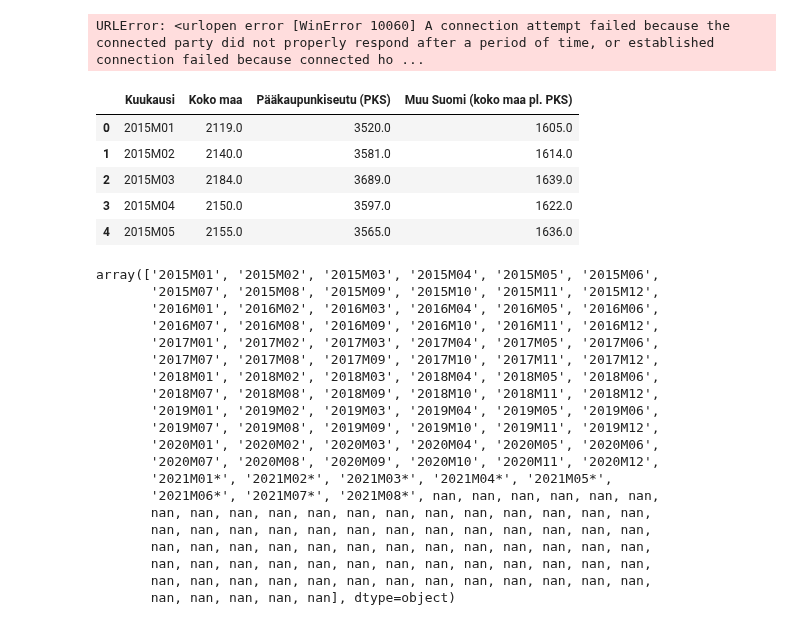
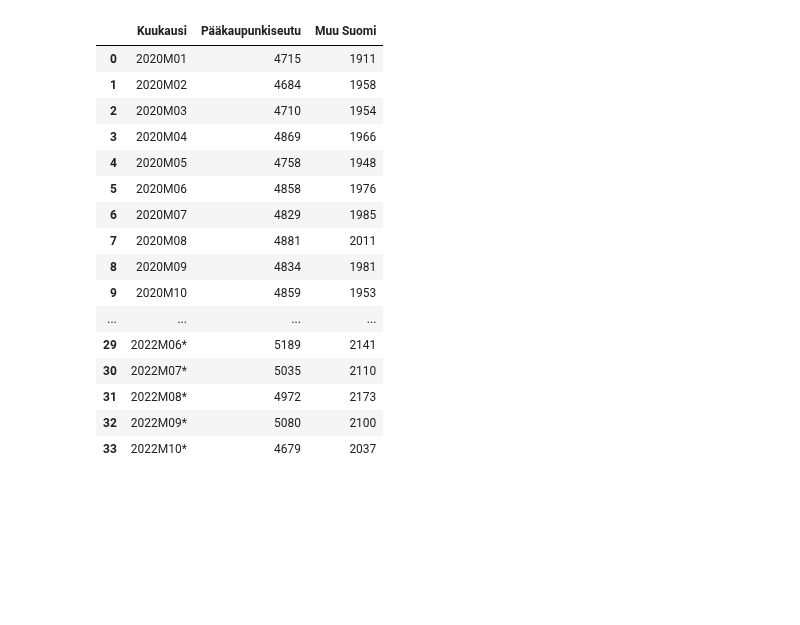
Before and after one commit to taanila/aikasarjat, a Jupyter notebook: asunnot.ipynb, the cells around one changed output. Cells and saved outputs as stored; diff of their text form; code cells hidden in the pictures; blank space fills up the shorter version.

Commit message:
Automaattisesti päivittyvä linkki tilastokeskuksen tietokantaan

```diff
--- a/asunnot.ipynb
+++ b/asunnot.ipynb
@@ -19,46 +20,29 @@ plt.style.use('seaborn-whitegrid')
-# %%
-df = pd.read_excel('http://pxnet2.stat.fi/PXWeb/sq/6ef1c06a-ab7a-4d2f-acee-c4216b99ff1f', skiprows = 3, usecols = [1, 2, 3, 4])
-df
-# %% [output]
-URLError: <urlopen error [WinError 10060] A connection attempt failed because the connected party did not properly respond after a period of time, or established connection failed because connected ho ...
-# %%
-# Käytän Tallenna poiminta -toiminnolla tallentamaani linkkiä
-# En ota mukaan kolmea ensimmäistä riviä ja sarakkeista vain [1, 2, 3, 4]
-df = pd.read_excel('http://pxnet2.stat.fi/PXWeb/sq/6ef1c06a-ab7a-4d2f-acee-c4216b99ff1f',
-                   skiprows = 3, usecols = [1, 2, 3, 4])
-
-# Nimeän huonosti nimetyn sarakkeen uudelleen
-df = df.rename(columns = {'Unnamed: 1' : 'Kuukausi'})
-df.head()
-# %% [output]
-|  | Kuukausi | Koko maa | Pääkaupunkiseutu (PKS) | Muu Suomi (koko maa pl. PKS) |
-| 0 | 2015M01 | 2119.0 | 3520.0 | 1605.0 |
-| 1 | 2015M02 | 2140.0 | 3581.0 | 1614.0 |
-| 2 | 2015M03 | 2184.0 | 3689.0 | 1639.0 |
-| 3 | 2015M04 | 2150.0 | 3597.0 | 1622.0 |
-| 4 | 2015M05 | 2155.0 | 3565.0 | 1636.0 |
-# %%
-# Uusimmat tiedot ovat tähdellä merkittyjä ennakkotietoja, jotka voivat vielä tarkentua
-df['Kuukausi'].values
-# %% [output]
-array(['2015M01', '2015M02', '2015M03', '2015M04', '2015M05', '2015M06',
-       '2015M07', '2015M08', '2015M09', '2015M10', '2015M11', '2015M12',
-       '2016M01', '2016M02', '2016M03', '2016M04', '2016M05', '2016M06',
-       '2016M07', '2016M08', '2016M09', '2016M10', '2016M11', '2016M12',
-       '2017M01', '2017M02', '2017M03', '2017M04', '2017M05', '2017M06',
-       '2017M07', '2017M08', '2017M09', '2017M10', '2017M11', '2017M12',
-       '2018M01', '2018M02', '2018M03', '2018M04', '2018M05', '2018M06',
-       '2018M07', '2018M08', '2018M09', '2018M10', '2018M11', '2018M12',
-       '2019M01', '2019M02', '2019M03', '2019M04', '2019M05', '2019M06',
-       '2019M07', '2019M08', '2019M09', '2019M10', '2019M11', '2019M12',
-       '2020M01', '2020M02', '2020M03', '2020M04', '2020M05', '2020M06',
-       '2020M07', '2020M08', '2020M09', '2020M10', '2020M11', '2020M12',
-       '2021M01*', '2021M02*', '2021M03*', '2021M04*', '2021M05*',
-       '2021M06*', '2021M07*', '2021M08*', nan, nan, nan, nan, nan, nan,
-       nan, nan, nan, nan, nan, nan, nan, nan, nan, nan, nan, nan, nan,
-       nan, nan, nan, nan, nan, nan, nan, nan, nan, nan, nan, nan, nan,
-       nan, nan, nan, nan, nan, nan, nan, nan, nan, nan, nan, nan, nan,
-       nan, nan, nan, nan, nan, nan, nan, nan, nan, nan, nan, nan, nan,
-       nan, nan, nan, nan, nan, nan, nan, nan, nan, nan, nan, nan, nan,
-       nan, nan, nan, nan, nan], dtype=object)
+# %%
+import pandas as pd
+import matplotlib.pyplot as plt
+
+df = pd.read_csv('https://statfin.stat.fi:443/PxWeb/sq/fefc9029-9e16-456b-91ca-124333085037', encoding = 'cp1252')
+
+# Sarakeotsikot
+df.columns = ['Kuukausi', 'Pääkaupunkiseutu', 'Muu Suomi']
+
+df
+# %% [output]
+|  | Kuukausi | Pääkaupunkiseutu | Muu Suomi |
+| 0 | 2020M01 | 4715 | 1911 |
+| 1 | 2020M02 | 4684 | 1958 |
+| 2 | 2020M03 | 4710 | 1954 |
+| 3 | 2020M04 | 4869 | 1966 |
+| 4 | 2020M05 | 4758 | 1948 |
+| 5 | 2020M06 | 4858 | 1976 |
+| 6 | 2020M07 | 4829 | 1985 |
+| 7 | 2020M08 | 4881 | 2011 |
+| 8 | 2020M09 | 4834 | 1981 |
+| 9 | 2020M10 | 4859 | 1953 |
+| ... | ... | ... | ... |
+| 29 | 2022M06* | 5189 | 2141 |
+| 30 | 2022M07* | 5035 | 2110 |
+| 31 | 2022M08* | 4972 | 2173 |
+| 32 | 2022M09* | 5080 | 2100 |
+| 33 | 2022M10* | 4679 | 2037 |
 # %%
```
Also changed, not shown: parts of 5 cells of this notebook.
